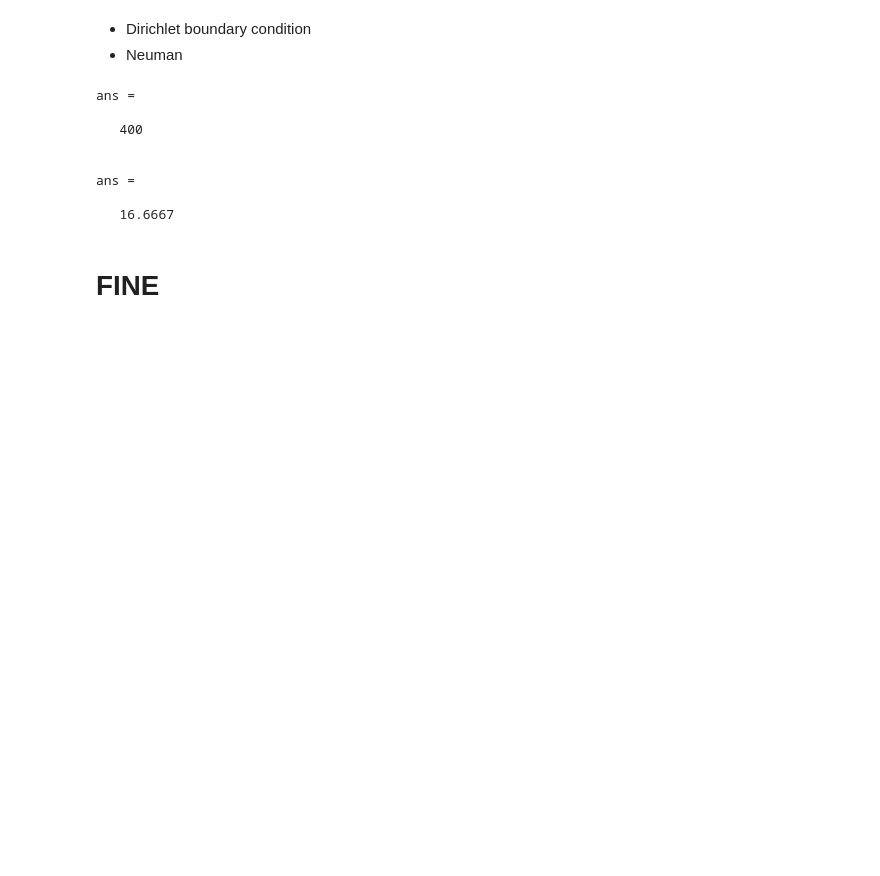
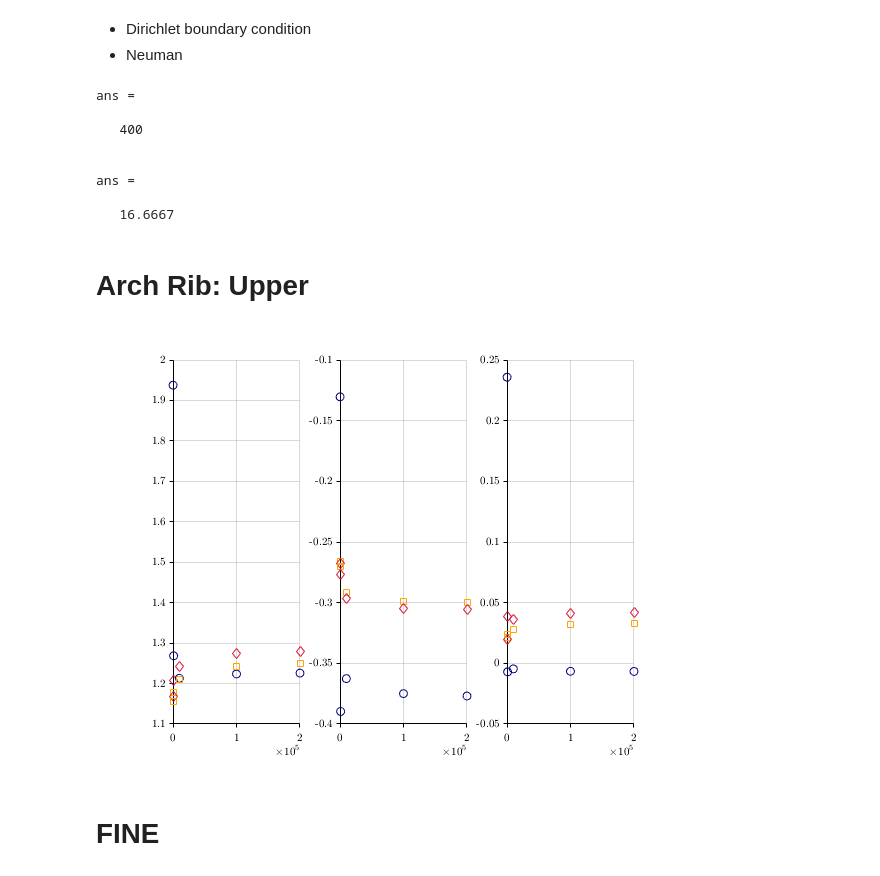
Before and after one commit to seoha0kim/openfoam_seo, a Jupyter notebook: wtt/yjn2/cfd_200915.ipynb, the cells around one changed output. Cells and saved outputs as stored; diff of their text form; code cells hidden in the pictures; blank space fills up the shorter version.

```diff
--- a/wtt/yjn2/cfd_200915.ipynb
+++ b/wtt/yjn2/cfd_200915.ipynb
@@ -1850,3 +1850,5 @@ ans =
 ans =
 
    16.6667
+# %% [markdown]
+# Arch Rib: Upper
@@ -1853,2 +1857,31 @@ ans =
+# %%
+id_pause = true;
+figure(1)
+clf
+for ii=1:sb.Re_n
+    sb.Re = sb.Re_pool(ii);
+    figure(1)
+    for jj = 1:3
+        subplot(1,3,jj)
+        plot(sb.Re, sb.DLM(ii,jj),'o','Color',rgb('Navy'))
+        % plot(sb.Re, sb.DLM(ii+sb.Re_n,jj),'s','Color',rgb('Orange'))
+    end
+    if id_pause
+        gcfG;gcfH;gcfLFont;gcfS;%gcfP
+        id_pause = false;
+    end
+    for jj = 1:3
+        subplot(1,3,jj)
+        % plot(sb.Re, sb.DLM(ii,jj),'o','Color',rgb('Navy'))
+        plot(sb.Re, sb.DLM(ii+sb.Re_n,jj),'s','Color',rgb('Orange'))
+    end
+    for jj = 1:3
+        subplot(1,3,jj)
+        % plot(sb.Re, sb.DLM(ii,jj),'o','Color',rgb('Navy'))
+        plot(sb.Re, sb.DLM(ii+sb.Re_n*2,jj),'d','Color',rgb('Crimson'))
+    end
+end
+# %% [output]
+[figure, added]
 # %% [markdown]
 # FINE
```
Also changed, not shown: parts of 1 cell of this notebook, 14 other files.
